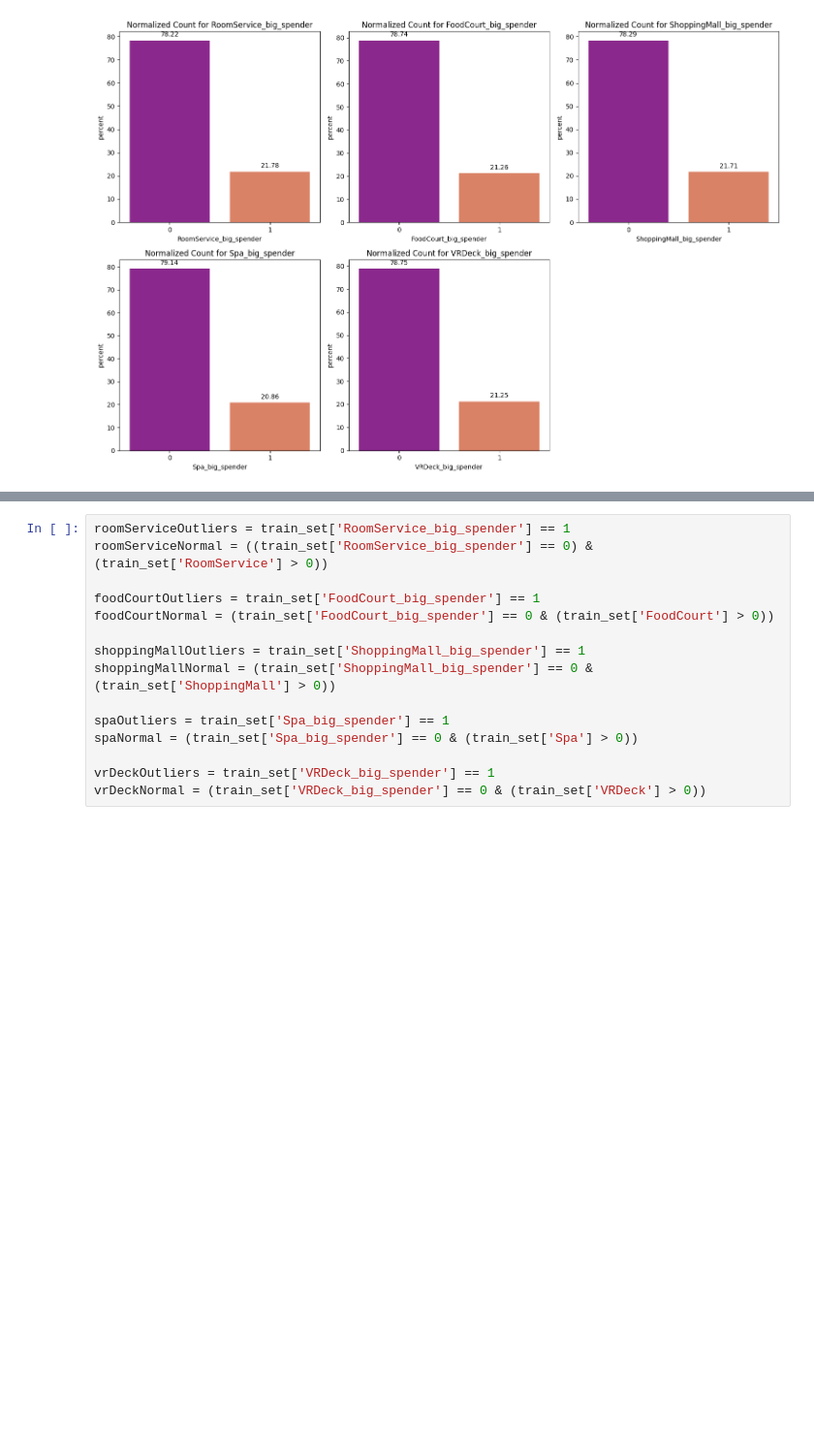
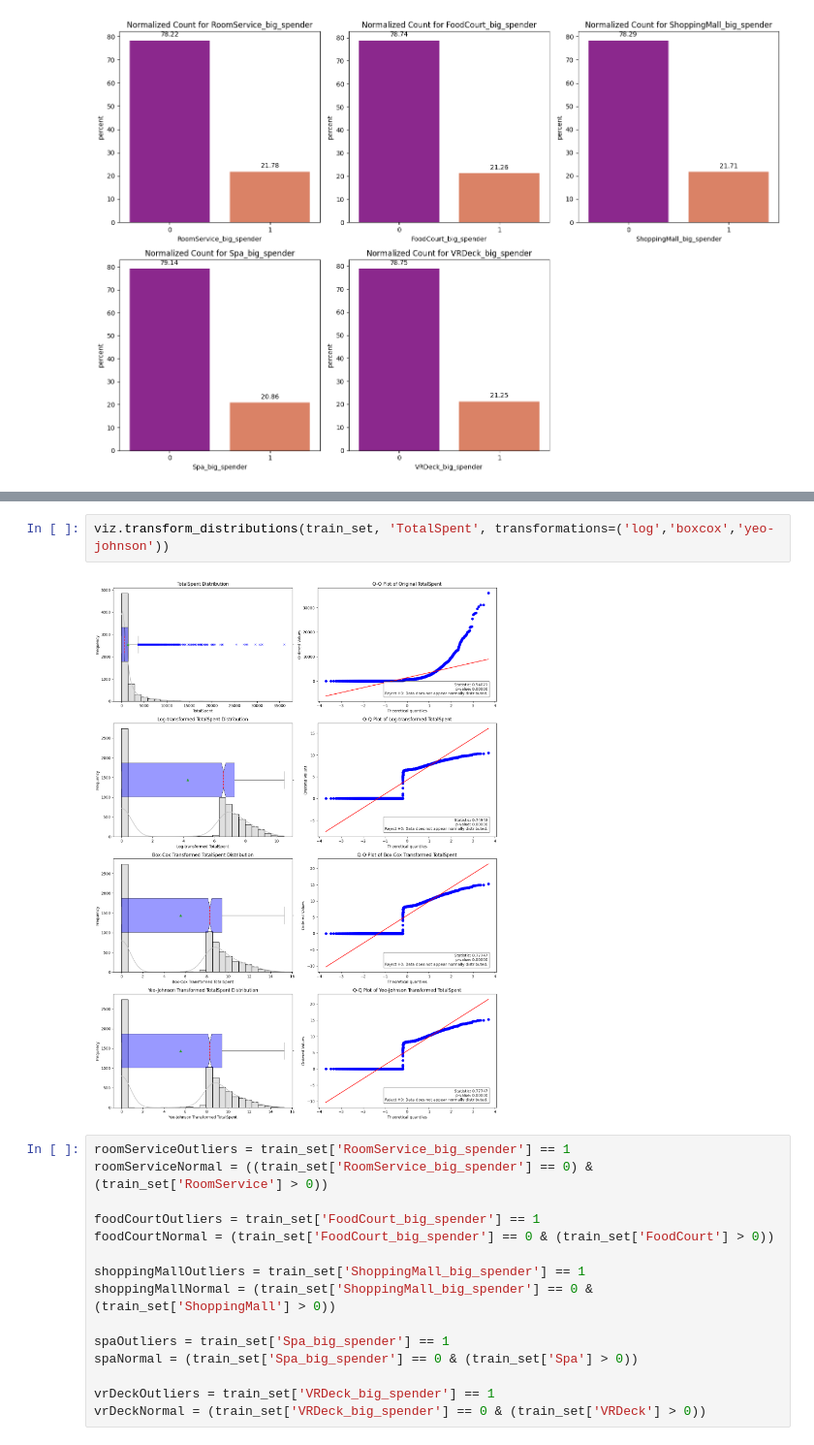
Before and after one commit to mailliwJ/spaceTitanic, a Jupyter notebook: notebooks/ep_I_clean_eda.ipynb, the cells around one changed output, grey strips where cells are left out. Shown at 97% size. Saved outputs shown, nothing was run; the diff lists cells and outputs as text; blank space fills up the shorter version.

```diff
--- a/notebooks/ep_I_clean_eda.ipynb
+++ b/notebooks/ep_I_clean_eda.ipynb
@@ -607,3 +621,7 @@ Similarly, the outlier vs non-outlier spenders for each service have very simila
+# %%
+viz.transform_distributions(train_set, 'TotalSpent', transformations=('log','boxcox','yeo-johnson'))
+# %% [output]
+[figure, added]
 # %%
 roomServiceOutliers = train_set['RoomService_big_spender'] == 1
 roomServiceNormal = ((train_set['RoomService_big_spender'] == 0) & (train_set['RoomService'] > 0))
```
Also changed, not shown: parts of 15 cells of this notebook.
